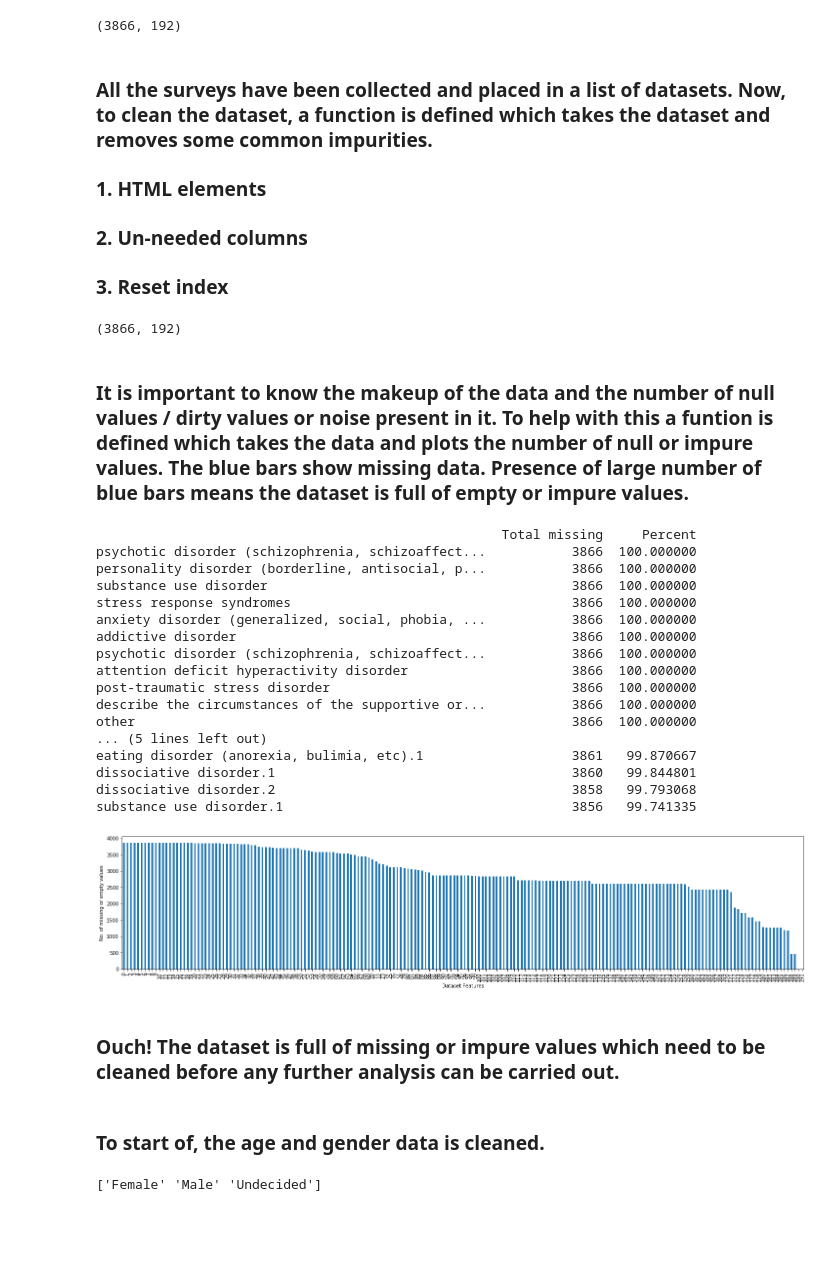
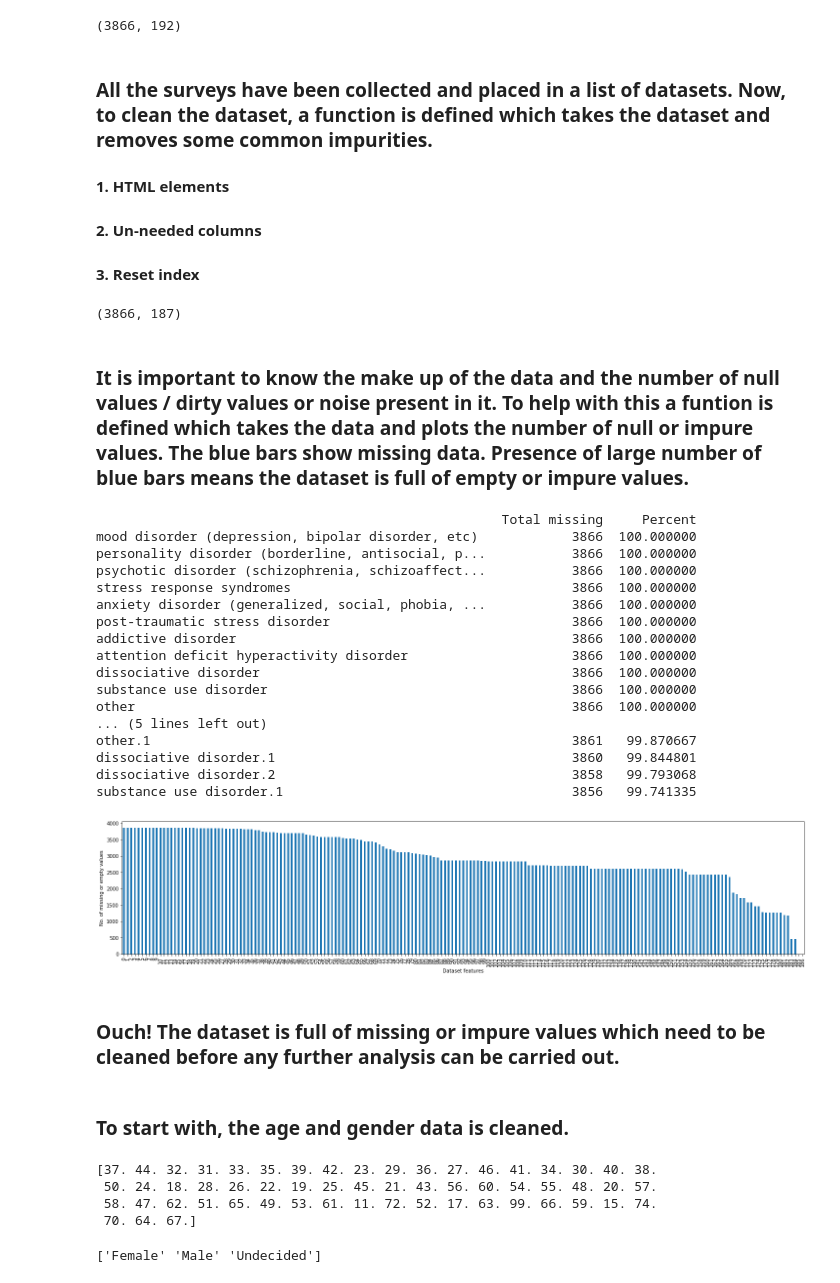
Before and after one commit to ronitrex/MentalHealth, a Jupyter notebook: DataCleanup.ipynb, the cells around one changed output. Drawn from its saved outputs; the diff is of its cells as text; code cells hidden in the pictures; blank space fills up the shorter version.

```diff
--- a/DataCleanup.ipynb
+++ b/DataCleanup.ipynb
@@ -28,90 +28,93 @@ print(survey.shape)
 (3866, 192)
 # %% [markdown]
 ### All the surveys have been collected and placed in a list of datasets. Now, to clean the dataset, a function is defined which takes the dataset and removes some common impurities.
-### 1. HTML elements
-### 2. Un-needed columns
-### 3. Reset index
+#### 1. HTML elements
+#### 2. Un-needed columns
+#### 3. Reset index
 # %%
 import re
 
 def cleanColumns(dataframe):
-
     dataframe.columns = map(str.lower, dataframe.columns)
 
     # Remove HTML artifacts
     dataframe.rename(columns=lambda colname: re.sub('</\w+>', '', colname), inplace=True)
     dataframe.rename(columns=lambda colname: re.sub('<\w+>', '', colname), inplace=True)
+    dataframe.rename(columns = {'how many employees does your company or organization have?':'Company Size',
+                                'do you have a family history of mental illness?' : 'Family History of Mental Illness'}, inplace = True)
 
-
-    if {'#', 'start date (utc)', 'submit date (utc)', 'network id', 'timesstamp'}.issubset(set(dataframe.columns)):
-        dataframe.drop(columns=['#', 'start date (utc)', 'submit date (utc)', 'network id'], inplace=True)
-
+    dataframe.drop(columns=['#', 'start date (utc)', 'submit date (utc)', 'network id', 'timestamp'], inplace=True)
     dataframe.reset_index(drop=True)
 
     return dataframe
 
-
 survey = cleanColumns(survey)
 print(survey.shape)
 # %% [output]
-(3866, 192)
+(3866, 187)
 # %% [markdown]
-### It is important to know the makeup of the data and the number of null values / dirty values or noise present in it. To help with this a funtion is defined which takes the data and plots the number of null or impure values. The blue bars show missing data. Presence of large number of blue bars means the dataset is full of empty or impure values.
+### It is important to know the make up of the data and the number of null values / dirty values or noise present in it. To help with this a funtion is defined which takes the data and plots the number of null or impure values. The blue bars show missing data. Presence of large number of blue bars means the dataset is full of empty or impure values.
 # %%
 import numpy as np;
 import matplotlib.pyplot as plt
 %matplotlib inline
 
 def ShowNullValues(dataframe):
     total = dataframe.isnull().sum().sort_values(ascending=False)
     nullValues = dataframe.isnull().sum()
     totalValues = dataframe.isnull().count()
     percent = (nullValues/totalValues).sort_values(ascending=False)
     missingData = pd.concat([total, percent*100], axis=1, keys=['Total missing', 'Percent'])
     print(missingData.head(20))
     plt.figure(figsize=(25,5))
     total.plot.bar()
     y = ((lambda x: str(x)) (x) for x in range(len(dataframe.columns)))
     plt.xticks(np.arange(len(dataframe.columns)), (y))
     plt.ylabel("No. of missing or empty values")
-    plt.xlabel("Dataset Features")
-
+    plt.xlabel("Dataset features")
     plt.show()
     return missingData
 
 noisyData = ShowNullValues(survey)
 # %% [output]
                                                     Total missing     Percent
+mood disorder (depression, bipolar disorder, etc)            3866  100.000000
+personality disorder (borderline, antisocial, p...           3866  100.000000
 psychotic disorder (schizophrenia, schizoaffect...           3866  100.000000
-personality disorder (borderline, antisocial, p...           3866  100.000000
-substance use disorder                                       3866  100.000000
 stress response syndromes                                    3866  100.000000
 anxiety disorder (generalized, social, phobia, ...           3866  100.000000
+post-traumatic stress disorder                               3866  100.000000
 addictive disorder                                           3866  100.000000
-psychotic disorder (schizophrenia, schizoaffect...           3866  100.000000
 attention deficit hyperactivity disorder                     3866  100.000000
-post-traumatic stress disorder                               3866  100.000000
-describe the circumstances of the supportive or...           3866  100.000000
+dissociative disorder                                        3866  100.000000
+substance use disorder                                       3866  100.000000
 other                                                        3866  100.000000
 ... (5 lines left out)
-eating disorder (anorexia, bulimia, etc).1                   3861   99.870667
+other.1                                                      3861   99.870667
 dissociative disorder.1                                      3860   99.844801
 dissociative disorder.2                                      3858   99.793068
 substance use disorder.1                                     3856   99.741335
-[figure, old version]
+[figure, new version]
 # %% [markdown]
 ### Ouch! The dataset is full of missing or impure values which need to be cleaned before any further analysis can be carried out.
 # %% [markdown]
-### To start of, the age and gender data is cleaned.
+### To start with, the age and gender data is cleaned.
 # %%
 # ageDistribution = survey.loc[:, survey.columns.str.contains('age', regex=True)]
 ageDistribution = survey.loc[:, ['age', 'what is your age?']]
 ageDistribution.fillna(0, inplace=True)
 survey.loc[:,'Age'] = ageDistribution.sum(axis=1)
 survey.loc[survey['Age']>100, 'Age'] = 30
-survey.loc[survey['Age']<0, 'Age'] = 30
-survey['Age-range'] = pd.cut(survey['Age'], [0, 20, 30, 65, 100], labels=["0-20", "21-30", "31-65", "66-100"], include_lowest=True)
+survey.loc[survey['Age']<10, 'Age'] = 30
+survey['Age-Group'] = pd.cut(survey['Age'], [0, 20, 30, 40, 65, 100], labels=["0-20", "21-30", "31-40", "41-65", "66-100"], include_lowest=True)
 survey.drop(ageDistribution, axis=1, inplace=True)
+showAge = survey['Age']
+print(showAge.unique())
+# %% [output]
+[37. 44. 32. 31. 33. 35. 39. 42. 23. 29. 36. 27. 46. 41. 34. 30. 40. 38.
+ 50. 24. 18. 28. 26. 22. 19. 25. 45. 21. 43. 56. 60. 54. 55. 48. 20. 57.
+ 58. 47. 62. 51. 65. 49. 53. 61. 11. 72. 52. 17. 63. 99. 66. 59. 15. 74.
+ 70. 64. 67.]
 # %%
 genderDistribution = survey.loc[:, survey.columns.str.contains('gender|Gender', regex=True)]
 survey['Gender'] = genderDistribution.apply(lambda row: ' '.join(row.values.astype(str)), axis=1)
```
Also changed, not shown: parts of 22 cells of this notebook, 2 other files.
